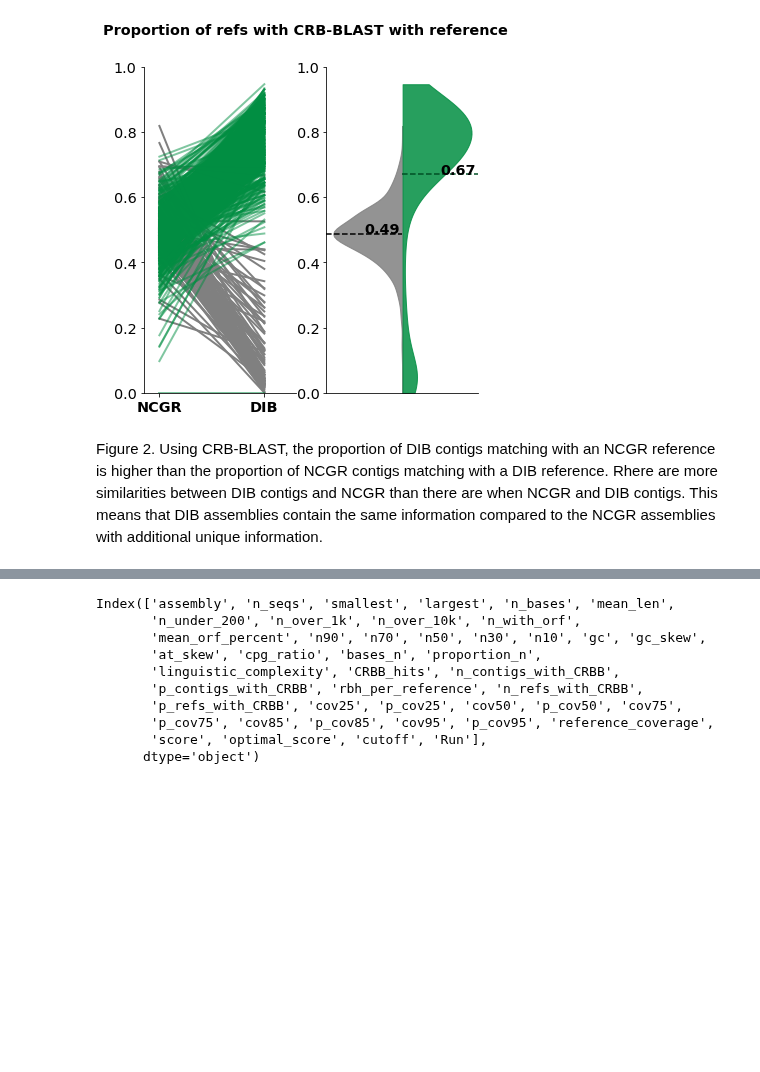
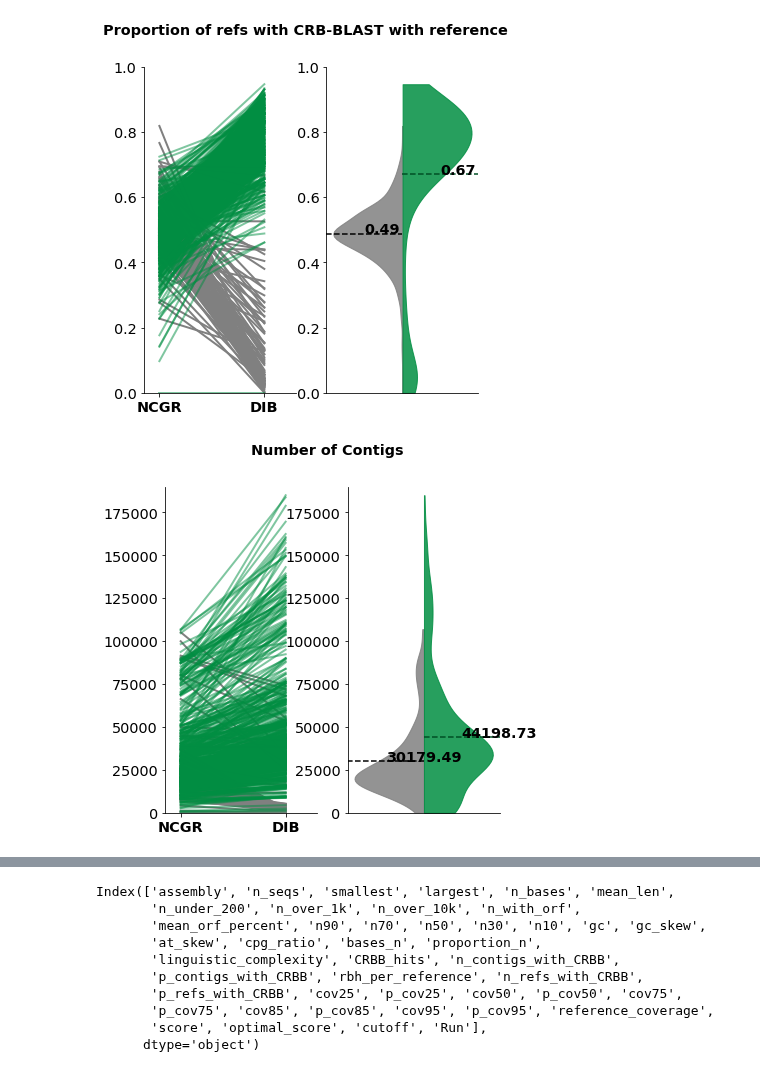
Before and after one commit to johnsolk/MMETSP, a Jupyter notebook: notebooks/GigaScience_Figures.ipynb, the cells around one changed output, grey strips where cells are left out. Drawn from its saved outputs; the diff is of its cells as text; code cells hidden in the pictures; blank space fills up the shorter version.

```diff
--- a/notebooks/GigaScience_Figures.ipynb
+++ b/notebooks/GigaScience_Figures.ipynb
@@ -121,4 +122,9 @@ fig.savefig('CRB-blast.pdf',bbox_inches="tight")
 # %% [output]
 [figure]
-# %% [markdown]
-Figure 2. Using CRB-BLAST, the proportion of DIB contigs matching with an NCGR reference is higher than the proportion of NCGR contigs matching with a DIB reference. Rhere are more similarities between DIB contigs and NCGR than there are when NCGR and DIB contigs. This means that DIB assemblies contain the same information compared to the NCGR assemblies with additional unique information.
+# %%
+p_refs,fig, ax = create_plots(ncgr_transrate_nt,dib_transrate_nt, 'n_seqs', 'Number of Contigs',ymax=190000, ypos=55000)
+
+fig.savefig('../paper/n_contigs.pdf',bbox_inches="tight")
+fig.savefig('../paper/n_contigs.png',bbox_inches="tight")
+# %% [output]
+[figure, added]
```
Also changed, not shown: parts of 5 cells of this notebook, 23 other files.
